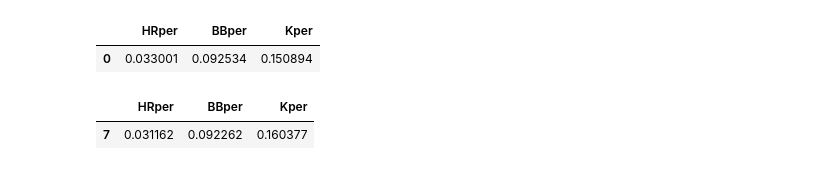
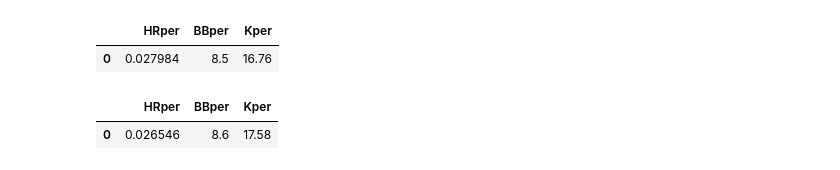
Before and after one commit to Ben-Platt-23/Senior-Project, a Jupyter notebook: statistical_analysis/TTO/tto.ipynb, the cells around one changed output. Cells and saved outputs as stored; diff of their text form; code cells hidden in the pictures.

```diff
--- a/statistical_analysis/TTO/tto.ipynb
+++ b/statistical_analysis/TTO/tto.ipynb
@@ -168,55 +120,39 @@ tto_96_00.head()
 # %%
-tto_01_05 = batting_stats(2001, 2005, ind=1)
-
-tto_01_05.rename(columns={'BB%':'BBper', 'K%':'Kper'}, inplace=True)
-
+tto_01_05 = pd.read_csv('2001-05.csv')
+df = pd.DataFrame()
+tto_01_05= tto_01_05.rename(columns={'BB%':'BBper', 'K%':'Kper'})
+tto_01_05 = tto_01_05.replace('%', '', regex=True)
+tto_01_05 = tto_01_05.astype('float64')
 HRper = tto_01_05.HR / tto_01_05.PA
-BBper = tto_01_05.BBper
-Kper = tto_01_05.Kper
-
-df = pd.DataFrame()
-
+BBper = tto_01_05.BBper.mean()
+Kper = tto_01_05.Kper.mean()
 df.insert(0, 'HRper', HRper)
 df.insert(1, 'BBper', BBper)
 df.insert(2, 'Kper', Kper)
-
+df.HRper = df.HRper.mean()
+df = df.drop(df.index.to_list()[1:], axis = 0)
 tto_01_05 = df
-
-tto_01_05.HRper = tto_01_05.HRper.mean()
-tto_01_05.BBper = tto_01_05.BBper.mean()
-tto_01_05.Kper = tto_01_05.Kper.mean()
-
-tto_01_05 = tto_01_05.drop(tto_01_05.index.to_list()[1:], axis = 0)
-
-tto_01_05.head()
+tto_01_05.head(10)
 # %% [output]
 |  | HRper | BBper | Kper |
-| 0 | 0.033001 | 0.092534 | 0.150894 |
+| 0 | 0.027984 | 8.5 | 16.76 |
 # %%
-tto_06_10 = batting_stats(2006, 2010, ind=1)
-
-tto_06_10.rename(columns={'BB%':'BBper', 'K%':'Kper'}, inplace=True)
-
+tto_06_10 = pd.read_csv('2006-10.csv')
+df = pd.DataFrame()
+tto_06_10= tto_06_10.rename(columns={'BB%':'BBper', 'K%':'Kper'})
+tto_06_10 = tto_06_10.replace('%', '', regex=True)
+tto_06_10 = tto_06_10.astype('float64')
 HRper = tto_06_10.HR / tto_06_10.PA
-BBper = tto_06_10.BBper
-Kper = tto_06_10.Kper
-
-df = pd.DataFrame()
-
+BBper = tto_06_10.BBper.mean()
+Kper = tto_06_10.Kper.mean()
 df.insert(0, 'HRper', HRper)
 df.insert(1, 'BBper', BBper)
 df.insert(2, 'Kper', Kper)
-
+df.HRper = df.HRper.mean()
+df = df.drop(df.index.to_list()[1:], axis = 0)
 tto_06_10 = df
-
-tto_06_10.HRper = tto_06_10.HRper.mean()
-tto_06_10.BBper = tto_06_10.BBper.mean()
-tto_06_10.Kper = tto_06_10.Kper.mean()
-
-tto_06_10 = tto_06_10.drop(tto_06_10.index.to_list()[1:], axis = 0)
-
-tto_06_10.head()
+tto_06_10.head(10)
 # %% [output]
 |  | HRper | BBper | Kper |
-| 7 | 0.031162 | 0.092262 | 0.160377 |
+| 0 | 0.026546 | 8.6 | 17.58 |
 # %%
```
Also changed, not shown: parts of 28 cells of this notebook, 14 other files.
